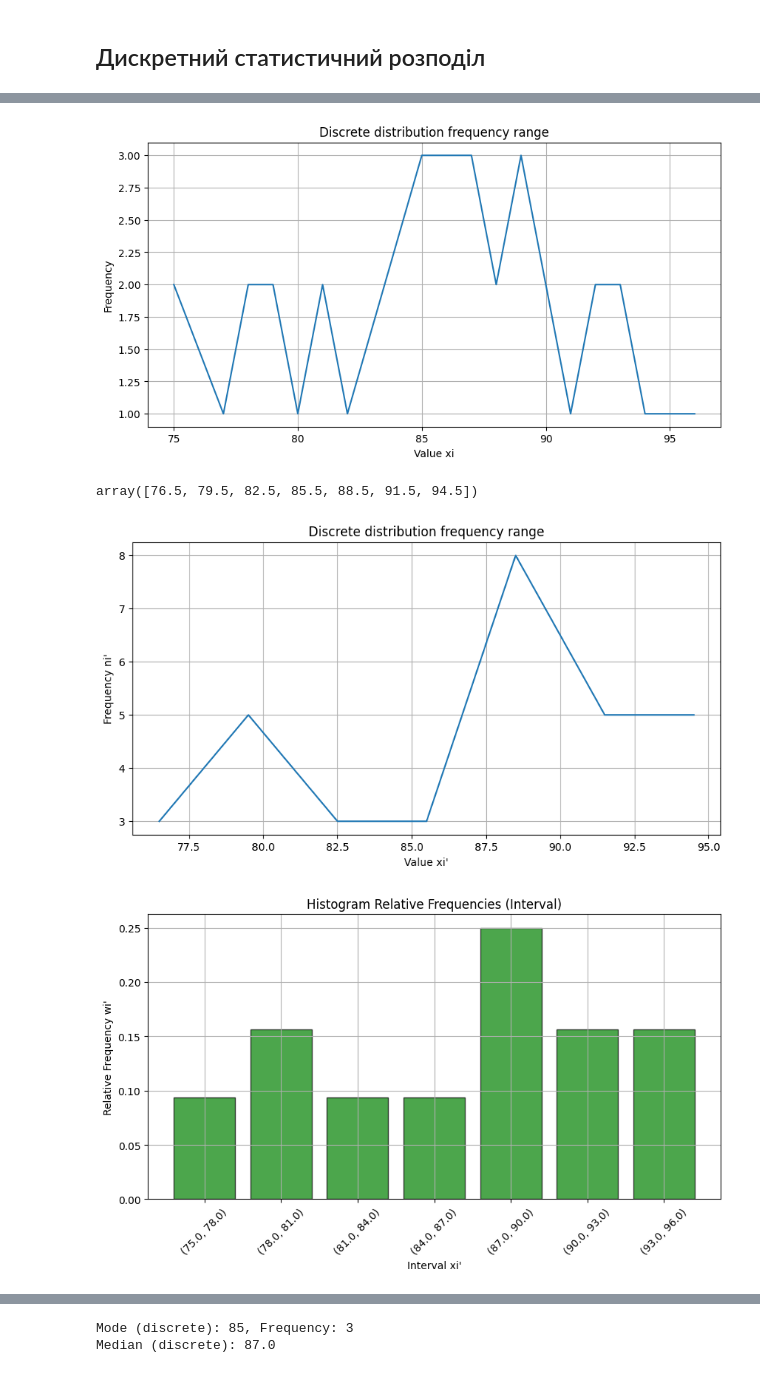
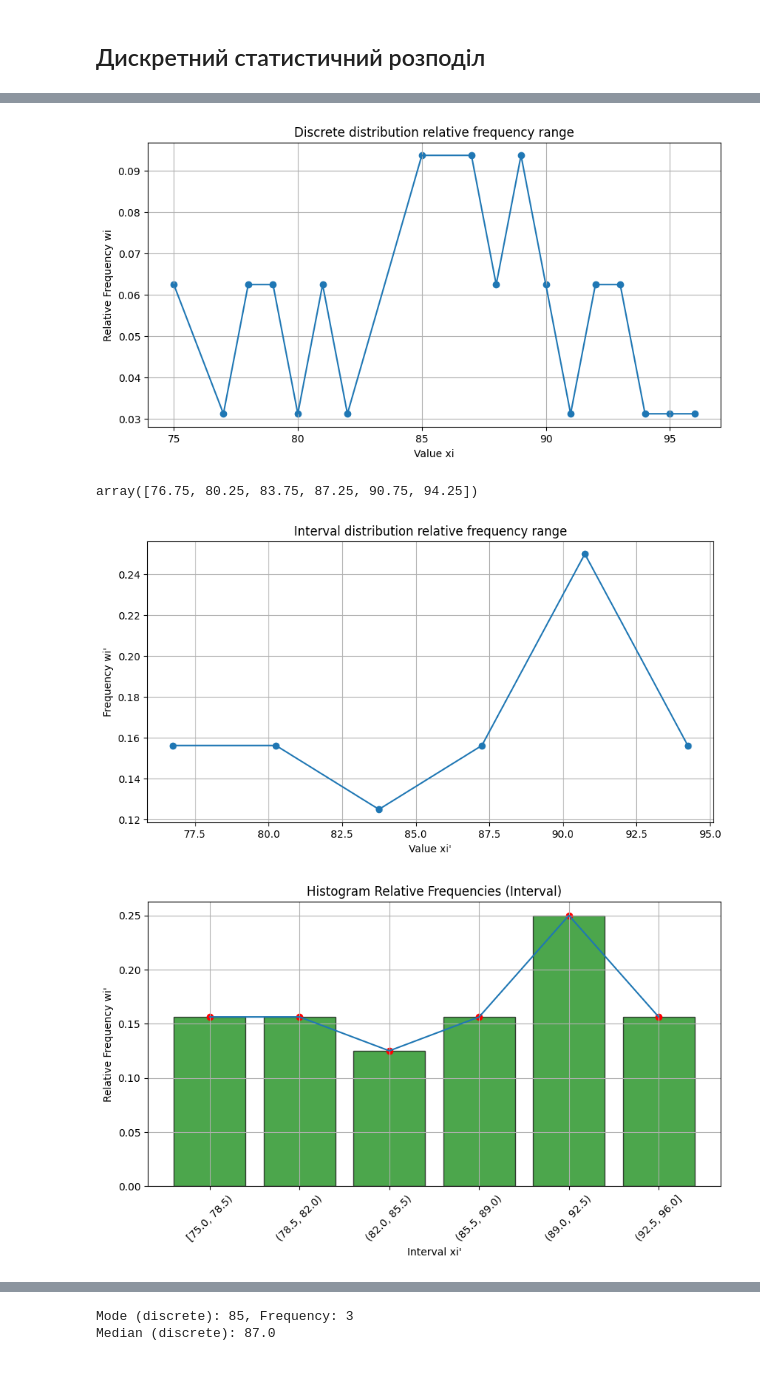
Before and after one commit to AlexanderSychev2005/stat_un, a Jupyter notebook: rgr_1.ipynb, the cells around one changed output, grey strips where cells are left out. Saved outputs shown, nothing was run; the diff lists cells and outputs as text; code cells hidden in the pictures.

```diff
--- a/rgr_1.ipynb
+++ b/rgr_1.ipynb
@@ -51,6 +45,7 @@ discrete_df
 # %%
-num_of_intervals = int(4 * np.log10(len(weights)) + 1)
+num_of_intervals = int(np.round(3.322 * np.log10(n) + 1))
 print("Number of intervals: ", num_of_intervals)
 interval_step = (max_value - min_value) / num_of_intervals
-print("Interval step: ", int(np.round_(interval_step)))
+print("Interval step: ", interval_step)
+3.322 * np.log10(n) + 1
 # %% [output]
@@ -64,5 +60,13 @@ hist, bin_edges
 # %%
 relative_hist = hist / len(weights)
-intervals = [f"({bin_edges[i]:.1f}, {bin_edges[i+1]:.1f})" for i in range(len(bin_edges)-1)]
-interval_df = pd.DataFrame({'Interval': intervals, 'Frequency': hist, 'Relative Frequency': relative_hist})
+intervals = [
+    f"[{bin_edges[0]:.1f}, {bin_edges[1]:.1f})"
+] + [
+    f"({bin_edges[i]:.1f}, {bin_edges[i+1]:.1f})" for i in range(1, len(bin_edges)-2)
+] + [
+    f"({bin_edges[-2]:.1f}, {bin_edges[-1]:.1f}]"
+]
+
+interval_df = pd.DataFrame({'Interval (x)': intervals, 'Frequency (ni)': hist, 'Relative Frequency (w*i)': relative_hist})
+interval_df["Density (wi / h)"] = relative_hist / interval_step
 # %%
@@ -79,42 +80,46 @@ interval_df
 # %%
-# Полігон частот дискретного розподілу
+# Полігон відносних частот дискретного розподілу
 plt.figure(figsize=(10, 5))
-plt.plot(unique, counts)
+plt.plot(unique, relative_freq)
+plt.scatter(unique, relative_freq)
 plt.xlabel('Value xi')
-plt.ylabel('Frequency')
-plt.title('Discrete distribution frequency range')
+plt.ylabel('Relative Frequency wi')
+plt.title('Discrete distribution relative frequency range')
 plt.grid()
 plt.show()
 # %% [output]
-[figure, old version]
+[figure, new version]
 # %%
 centres = (bin_edges[:-1] + bin_edges[1:]) / 2
 centres
 # %% [output]
-array([76.5, 79.5, 82.5, 85.5, 88.5, 91.5, 94.5])
+array([76.75, 80.25, 83.75, 87.25, 90.75, 94.25])
 # %%
-# Полігон частот інтервального розподілу
+# Полігон відносних частот інтервального розподілу
 plt.figure(figsize=(10, 5))
-plt.plot(centres, hist)
+plt.plot(centres, relative_hist)
+plt.scatter(centres, relative_hist)
 plt.xlabel("Value xi'")
-plt.ylabel("Frequency ni'")
-plt.title('Discrete distribution frequency range')
+plt.ylabel("Frequency wi'")
+plt.title('Interval distribution relative frequency range')
 plt.grid()
 plt.show()
 # %% [output]
-[figure, old version]
+[figure, new version]
 # %%
 # Графік відносних частот (інтервальний)
 plt.figure(figsize=(10, 5))
 plt.bar(intervals, relative_hist, alpha=0.7, color='g', edgecolor='black')
+plt.plot(intervals, relative_hist)
+plt.scatter(intervals, relative_hist, color='r')
 plt.xlabel("Interval xi'")
 plt.ylabel("Relative Frequency wi'")
 plt.title('Histogram Relative Frequencies (Interval)')
 plt.xticks(rotation=45)
 plt.grid()
 plt.show()
 # %% [output]
-[figure, old version]
+[figure, new version]
 # %%
 # Емпірична функція розподілу (дискретна)
 empirical_cdf = np.cumsum(relative_freq)
```
Also changed, not shown: parts of 9 cells of this notebook.
